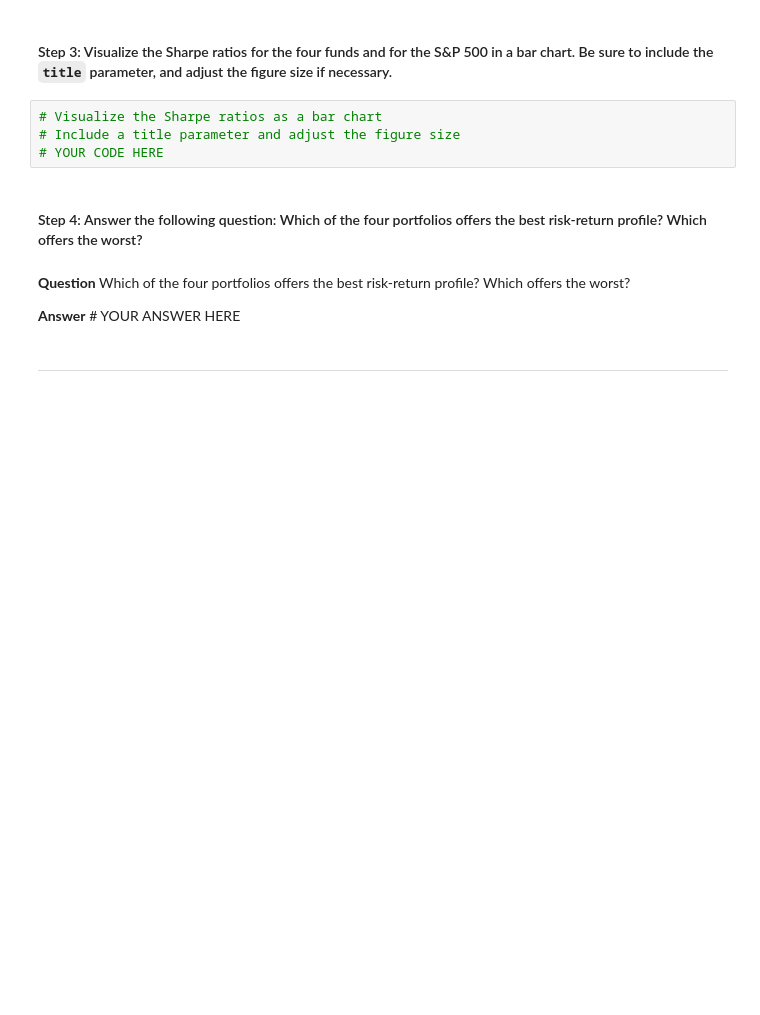
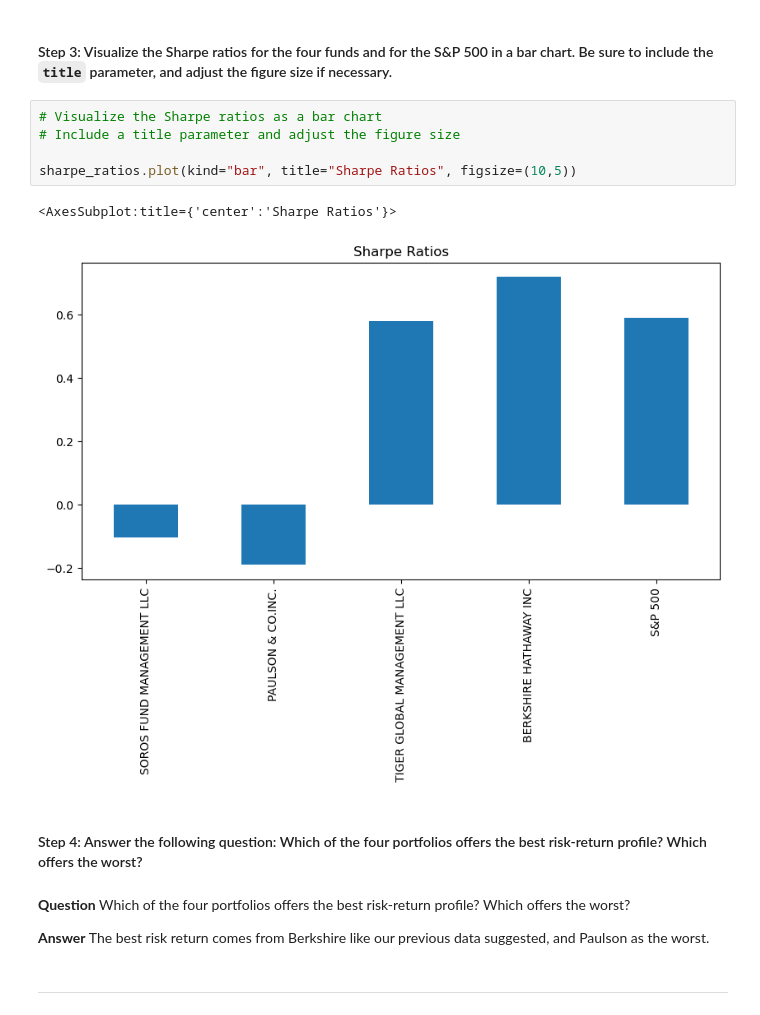
Before and after one commit to PhilipTimothe/Fin-Tech-Module-4, a Jupyter notebook: risk_return_analysis.ipynb, the cells around one changed output. Cells and saved outputs as stored; diff of their text form; blank space fills up the shorter version.

```diff
--- a/risk_return_analysis.ipynb
+++ b/risk_return_analysis.ipynb
@@ -348,13 +348,17 @@ dtype: float64
 # %%
 # Visualize the Sharpe ratios as a bar chart
 # Include a title parameter and adjust the figure size
-# YOUR CODE HERE
+
+sharpe_ratios.plot(kind="bar", title="Sharpe Ratios", figsize=(10,5))
+# %% [output]
+<AxesSubplot:title={'center':'Sharpe Ratios'}>
+[figure, added]
 # %% [markdown]
 #### Step 4: Answer the following question: Which of the four portfolios offers the best risk-return profile? Which offers the worst?
 # %% [markdown]
 **Question** Which of the four portfolios offers the best risk-return profile? Which offers the worst?
 
-**Answer** # YOUR ANSWER HERE
+**Answer** The best risk return comes from Berkshire like our previous data suggested, and Paulson as the worst.
 # %% [markdown]
 ---
 # %% [markdown]
```
Also changed, not shown: parts of 11 cells of this notebook.
